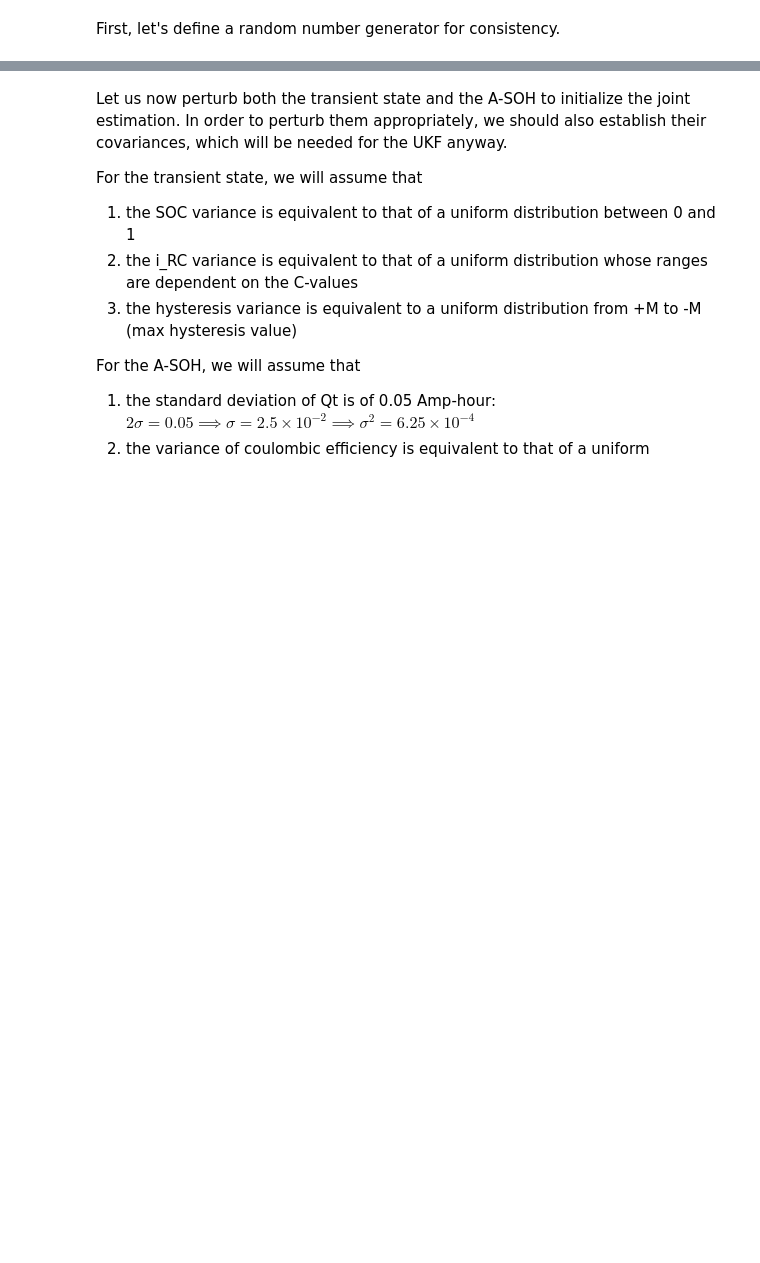
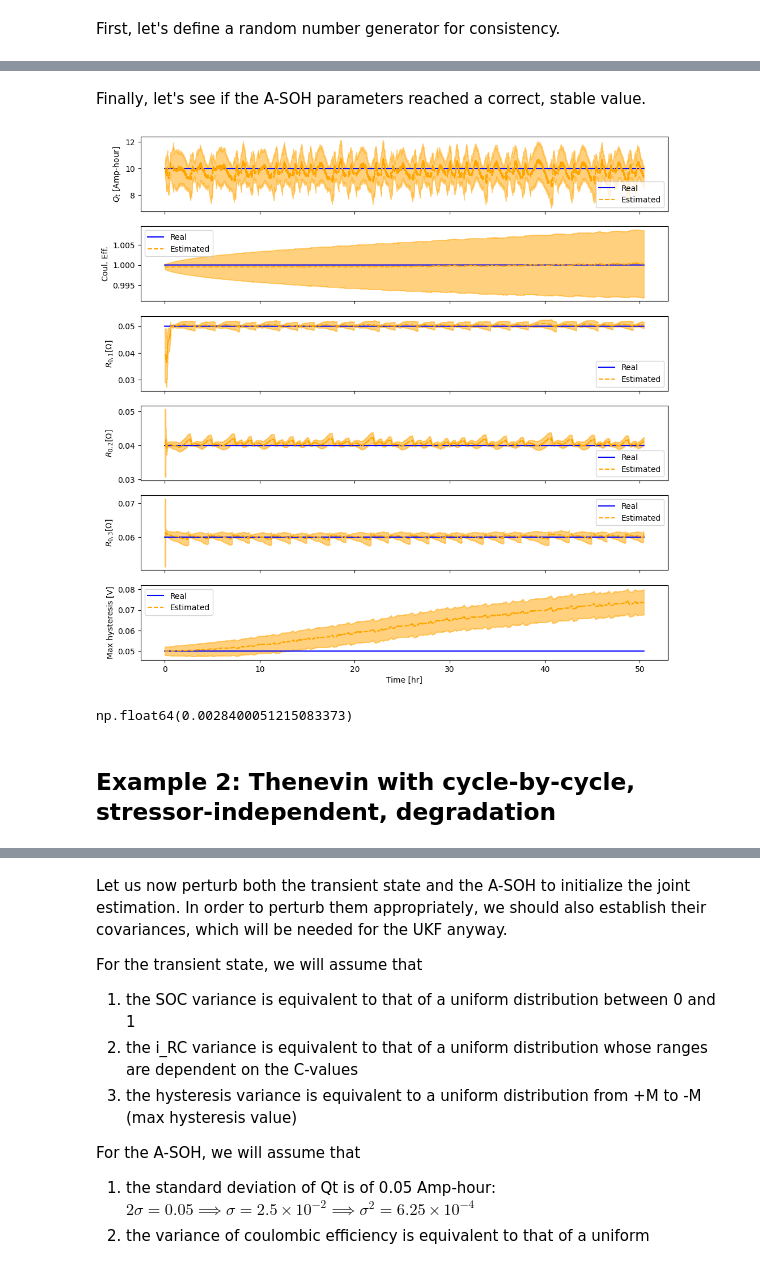
Before and after one commit to ROVI-org/auto-soh, a Jupyter notebook: notebooks/demonstrate_joint_ukf.ipynb, the cells around one changed output, grey strips where cells are left out. Saved outputs shown, nothing was run; the diff lists cells and outputs as text; code cells hidden in the pictures; blank space fills up the shorter version.

```diff
--- a/notebooks/demonstrate_joint_ukf.ipynb
+++ b/notebooks/demonstrate_joint_ukf.ipynb
@@ -100 +354,49 @@ def cycle_protocol(asoh: ECMASOH, start_time:float = 0.0) -> List[ECMInput]:
+# %% [markdown]
+Finally, let's see if the A-SOH parameters reached a correct, stable value.
+# %%
+fig, axes = plt.subplots(6, 1, sharex='col', figsize=(12,12))
+
+# Let us simplify plotting
+real_parameter_values = asoh_rint_gt.get_parameters()
+estimated_parameters = [estimated_Qt, estimated_CE]
+estimated_parameters += [estimated_R0[:,0]]
+estimated_parameters += [estimated_R0[:,1]]
+estimated_parameters += [estimated_R0[:,2]]
+estimated_parameters += [estimated_H0]
+estimated_uncertainties = [2 * estimated_Qt_std, 2 * estimated_CE_std]
+estimated_uncertainties += [2 * estimated_R0_std[:,0,0]]
+estimated_uncertainties += [2 * estimated_R0_std[:,1,1]]
+estimated_uncertainties += [2 * estimated_R0_std[:,2,2]]
+estimated_uncertainties += [2 * estimated_H0_std]
+parameter_names = [r'$Q_t$ [Amp-hour]', 'Coul. Eff.', \
+                   r'$R_{0,1} [\Omega]$', r'$R_{0,2} [\Omega]$', r'$R_{0,3} [\Omega]$', 'Max hysteresis [V]']
+
+axes[-1].set_xlabel('Time [hr]')
+
+for i, ax in enumerate(axes):
+    param_val = real_parameter_values[i]
+    ax.plot(timestamps[:len(estimated_Qt)],
+            [param_val] * len(estimated_Qt),
+            color='blue',
+            label='Real')
+    ax.plot(timestamps[:len(estimated_Qt)],
+            estimated_parameters[i],
+            color='orange',
+            linestyle='--',
+            label='Estimated')
+    ax.fill_between(timestamps[:len(estimated_Qt)],
+                    (estimated_parameters[i] + estimated_uncertainties[i]),
+                    (estimated_parameters[i] - estimated_uncertainties[i]),
+                    color='orange',
+                    alpha=0.5)
+    ax.legend()
+    ax.set_ylabel(parameter_names[i])
+# %% [output]
+[figure, added]
+# %%
+np.mean(estimated_CE_std)
+# %% [output]
+np.float64(0.0028400051215083373)
+# %% [markdown]
+## Example 2: Thenevin with cycle-by-cycle, stressor-independent, degradation
 # %% [markdown]
```
Also changed, not shown: parts of 30 cells of this notebook.
